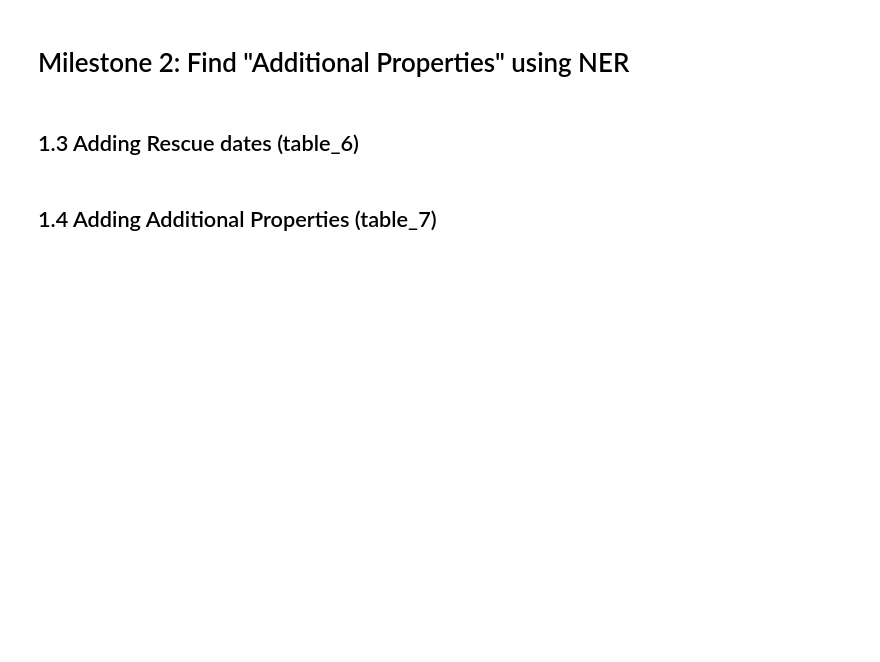
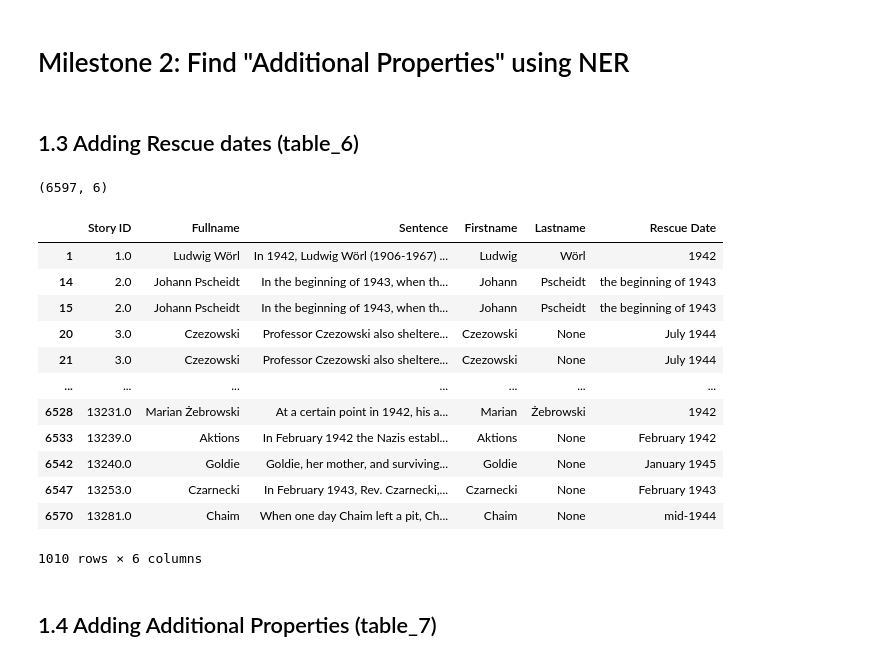
Before and after one commit to katieminjoo/Coref-NER, a Jupyter notebook: project_NeuralCoref_NER.ipynb, the cells around one changed output. Drawn from its saved outputs; the diff is of its cells as text; code cells hidden in the pictures; blank space fills up the shorter version.

```diff
--- a/project_NeuralCoref_NER.ipynb
+++ b/project_NeuralCoref_NER.ipynb
@@ -743,0 +393,28 @@ def extract_name_and_date(row):
+# %%
+table_6 = table_5.copy()
+# %%
+from datetime import datetime
+import dateutil.parser
+
+# Define the date range
+start_date = datetime(1939, 9, 1)
+end_date = datetime(1945, 5, 9)
+
+# Function to extract the rescued date from the sentence using NER
+def extract_rescue_date(sentence):
+    doc = nlp(sentence)
+
+    for ent in doc.ents:
+        if ent.label_ == "DATE":
+            try:
+                # Parse the date using dateutil.parser
+                extracted_date = dateutil.parser.parse(ent.text, fuzzy=True)
+
+                # Check if the date falls within the defined range
+                if start_date <= extracted_date <= end_date:
+                    return ent.text  # Return the date if it's within the range
+            except (ValueError, TypeError):
+                # Skip dates that can't be parsed
+                pass
+
+    return None  # Return None if no valid date is found
@@ -744 +432,21 @@ def extract_name_and_date(row):
+# %%
+table_6.shape
+# %% [output]
+(6597, 6)
+# %%
+table_6[~table_6['Rescue Date'].isna()]
+# %% [output]
+|  | Story ID | Fullname | Sentence | Firstname | Lastname | Rescue Date |
+| 1 | 1.0 | Ludwig Wörl | In 1942, Ludwig Wörl (1906-1967) ... | Ludwig | Wörl | 1942 |
+| 14 | 2.0 | Johann Pscheidt | In the beginning of 1943, when th... | Johann | Pscheidt | the beginning of 1943 |
+| 15 | 2.0 | Johann Pscheidt | In the beginning of 1943, when th... | Johann | Pscheidt | the beginning of 1943 |
+| 20 | 3.0 | Czezowski | Professor Czezowski also sheltere... | Czezowski | None | July 1944 |
+| 21 | 3.0 | Czezowski | Professor Czezowski also sheltere... | Czezowski | None | July 1944 |
+| ... | ... | ... | ... | ... | ... | ... |
+| 6528 | 13231.0 | Marian Żebrowski | At a certain point in 1942, his a... | Marian | Żebrowski | 1942 |
+| 6533 | 13239.0 | Aktions | In February 1942 the Nazis establ... | Aktions | None | February 1942 |
+| 6542 | 13240.0 | Goldie | Goldie, her mother, and surviving... | Goldie | None | January 1945 |
+| 6547 | 13253.0 | Czarnecki | In February 1943, Rev. Czarnecki,... | Czarnecki | None | February 1943 |
+| 6570 | 13281.0 | Chaim | When one day Chaim left a pit, Ch... | Chaim | None | mid-1944 |
+1010 rows × 6 columns
 # %%
```
Also changed, not shown: parts of 48 cells of this notebook.
